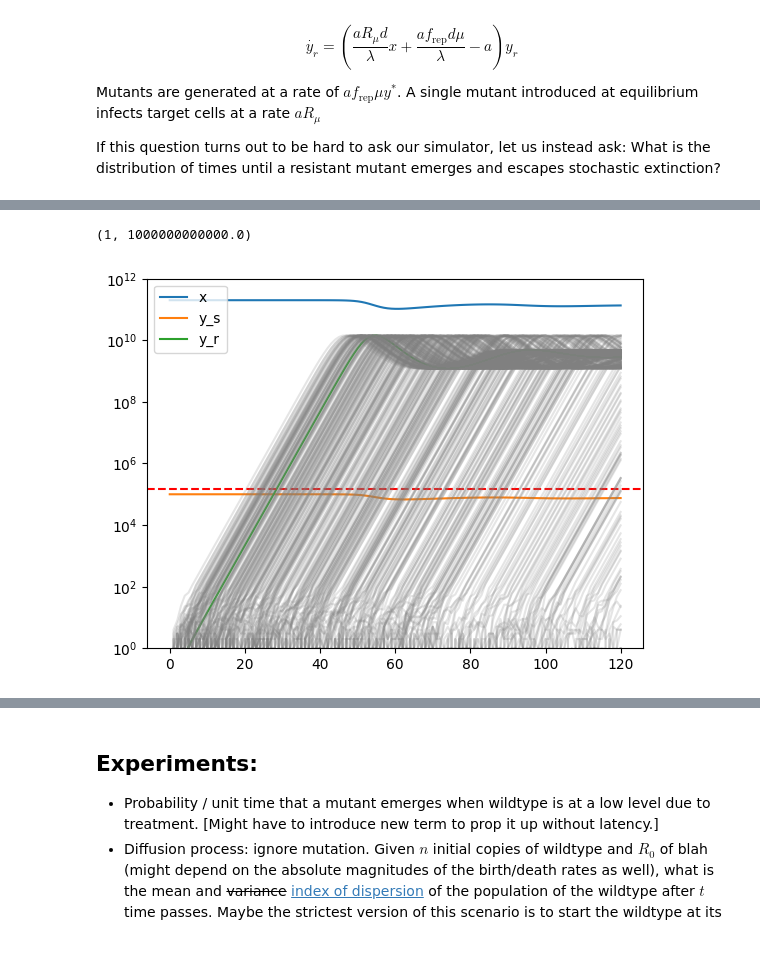
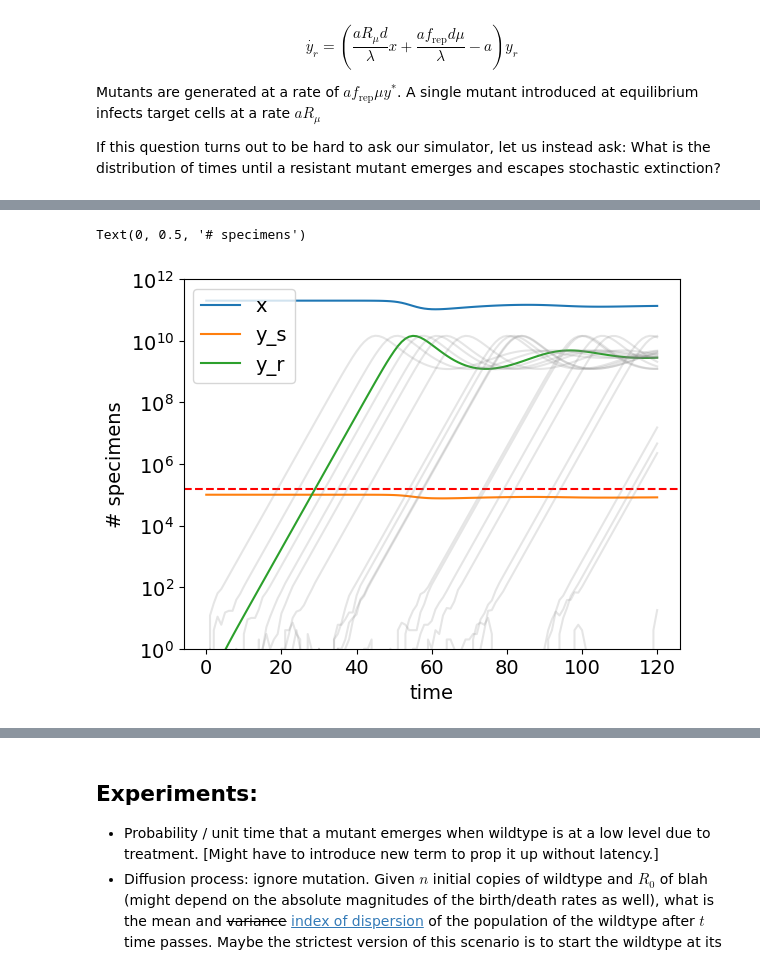
Before and after one commit to tanderson11/hybrid, a Jupyter notebook: virusdynamics.ipynb, the cells around one changed output, grey strips where cells are left out. Cells and saved outputs as stored; diff of their text form; code cells hidden in the pictures.

```diff
--- a/virusdynamics.ipynb
+++ b/virusdynamics.ipynb
@@ -36,0 +314,24 @@ m_v_steady = Model([x, y], reactions)
+# %%
+from hybrid.hybrid import HybridSimulator, FixedThresholdPartitioner
+import matplotlib.pyplot as plt
+
+h_s = HybridSimulator(
+    m_repeated_latency.get_k(parameters=p_repeated_latency, jit=True),
+    m_repeated_latency.stoichiometry(),
+    m_repeated_latency.kinetic_order(),
+    FixedThresholdPartitioner(100.0),
+)
+
+results = []
+t_span = [0.0, 14.0]
+t_eval = np.linspace(t_span[0], t_span[-1], 100)
+for i in range(100):
+    z0 = scipy.stats.poisson(100).rvs()
+    y0 = m_repeated_latency.make_initial_condition({'z':z0, 'x': 'l/d'}, parameters=p_repeated_latency)
+    r = h_s.simulate(t_span, y0, np.random.default_rng(), t_eval=t_eval)
+    y = r.y_history.T
+    d = pd.DataFrame(y, columns=['_' + c + f'{i}' for c in m_repeated_latency.legend()], index=r.t_history)
+    d = d.loc[t_eval]
+    results.append(d)
+
+df = pd.concat(results, axis=1)
@@ -120,9 +507,15 @@ class MutantEmergenceParameters():
     R_mu: float
 
     def __post_init__(self):
-        print(f"Mutant generation rate: {self.a*self.f_rep*self.mu*self.y0:0.3f}")
-        print(f"Mutant infection rate at eq: {self.a*self.R_mu}")
+        print(f"Mutant generation rate: {self.mutant_generation_rate():0.3f}")
+        print(f"Mutant infection rate at eq: {self.mutant_infection_rate_at_eq()}")
         print(f"Maximum implied s: {self.to_standard()['s']:0.3f}")
+
+    def mutant_generation_rate(self):
+        return self.a*self.f_rep*self.mu*self.y0
+
+    def mutant_infection_rate_at_eq(self):
+        return self.a*self.R_mu
 
     def initial(self):
         initial = {
@@ -160,6 +553,6 @@ p = MutantEmergenceParameters(**{
     'mu': 1e-6,
     'R_mu': 1.5,
     'y0': 1e5,
-    'f_rep': 0.5
+    'f_rep': 0.4
 })
 # %% [output]
@@ -206,6 +614,6 @@ Evaluating expression: eta => 50000.0
 # %%
 hybrid_df = pd.DataFrame()
-for i in range(500):
+for i in range(1000):
     result = s.simulate([0.0, 120.0], initial, np.random.default_rng(), t_eval=t_eval)
     y_r = result.y_history[m.legend().index('y_r')]
     r = pd.Series(data=y_r, index=result.t_history)
@@ -215,11 +632,13 @@ for i in range(500):
 # %%
 ax = df.plot(logy=True)
 ax.axhline(3000*50, linestyle='--', color='r')
-hybrid_df.plot(ax=ax, colormap=lambda x: 'grey', alpha=0.2)
+hybrid_df.T.iloc[:25].T.plot(ax=ax, colormap=lambda x: 'grey', alpha=0.2)
 ax.set_ylim([1, 1e12])
+ax.set_xlabel('time')
+ax.set_ylabel('# specimens')
 # %% [output]
-(1, 1000000000000.0)
+Text(0, 0.5, '# specimens')
-[figure, old version]
+[figure, new version]
 # %%
 from hybrid.tau import TauLeapSimulator
 
```
Also changed, not shown: parts of 71 cells of this notebook, 8 other files.
